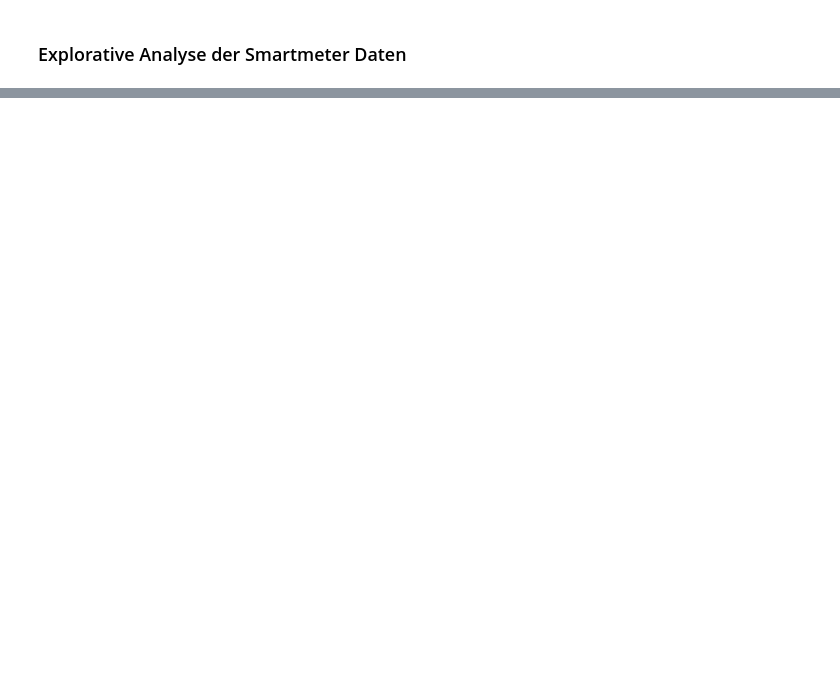
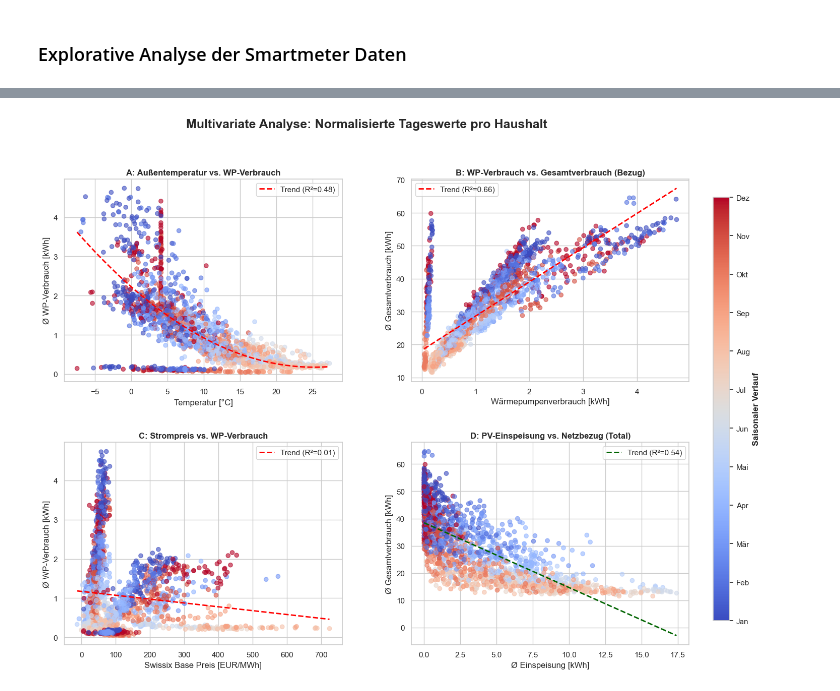
Before and after one commit to MadMax199/SmartHeat-Optimizer, a Jupyter notebook: 04_notebooks/explorative_analyse _bivariat.ipynb, the cells around one changed output, grey strips where cells are left out. Cells and saved outputs as stored; diff of their text form; code cells hidden in the pictures; blank space fills up the shorter version.

Commit message:
Grafische Analyse done

```diff
--- a/04_notebooks/explorative_analyse _bivariat.ipynb
+++ b/04_notebooks/explorative_analyse _bivariat.ipynb
@@ -16,0 +33,14 @@ df_cleaned = processed_data_load(path_to_file)
+# %%
+daily_normalized = (
+    df_cleaned.group_by(pl.col("date")).agg([
+        # Wir teilen die Summe durch die Anzahl der Haushalte, die an diesem Tag DA waren
+        (pl.col("kwh_received_heatpump").sum() / pl.col("household_id").n_unique()).alias("avg_hp_per_h"),
+        (pl.col("kwh_received_total").sum() / pl.col("household_id").n_unique()).alias("avg_total_per_h"),
+        (pl.col("kwh_returned_total").sum() / pl.col("household_id").n_unique()).alias("avg_total_returned_per_h"),
+        pl.col("temperature_avg_daily").mean().alias("avg_temp"),
+        pl.col("swissix_base").mean().alias("avg_swissix_base")
+    ])
+    .drop_nulls()
+    .sort("date")
+)
+daily_normalized
@@ -16,0 +62,76 @@ df_cleaned = processed_data_load(path_to_file)
+# %%
+import matplotlib.pyplot as plt
+import numpy as np
+import polars as pl
+
+# Vorbereitung
+df_plot = daily_normalized.with_columns(
+    pl.col("date").dt.month().alias("month")
+).drop_nulls()
+
+fig, axes = plt.subplots(2, 2, figsize=(16, 12))
+fig.suptitle("Multivariate Analyse: Normalisierte Tageswerte pro Haushalt", fontsize=18, fontweight='bold')
+
+# Farbschema für alle Plots einheitlich
+cmap = 'coolwarm'
+
+def add_trendline(ax, x, y, degree=1, color="red"):
+    # Berechnet Trendlinie und R^2
+    z = np.polyfit(x, y, degree)
+    p = np.poly1d(z)
+    r_sq = np.corrcoef(x, y)[0, 1]**2
+    x_range = np.linspace(x.min(), x.max(), 100)
+    ax.plot(x_range, p(x_range), color=color, linestyle="--", linewidth=2,
+            label=f"Trend (R²={r_sq:.2f})")
+    return p
+
+# --- PLOT 1: Die Heizkurve ---
+ax = axes[0, 0]
+ax.scatter(df_plot["avg_temp"], df_plot["avg_hp_per_h"], c=df_plot["month"], cmap=cmap, alpha=0.6)
+add_trendline(ax, df_plot["avg_temp"], df_plot["avg_hp_per_h"], degree=2) # Quadratisch für Physik
+ax.set_title("A: Außentemperatur vs. WP-Verbrauch", fontweight='bold')
+ax.set_xlabel("Temperatur [°C]")
+ax.set_ylabel("Ø WP-Verbrauch [kWh]")
+ax.legend()
+
+# --- PLOT 2: Kopplung WP & Haus ---
+ax = axes[0, 1]
+ax.scatter(df_plot["avg_hp_per_h"], df_plot["avg_total_per_h"], c=df_plot["month"], cmap=cmap, alpha=0.6)
+add_trendline(ax, df_plot["avg_hp_per_h"], df_plot["avg_total_per_h"])
+ax.set_title("B: WP-Verbrauch vs. Gesamtverbrauch (Bezug)", fontweight='bold')
+ax.set_xlabel("Wärmepumpenverbrauch [kWh]")
+ax.set_ylabel("Ø Gesamtverbrauch [kWh]")
+ax.legend()
+
+# --- PLOT 3: Marktdynamik ---
+ax = axes[1, 0]
+ax.scatter(df_plot["avg_swissix_base"], df_plot["avg_hp_per_h"], c=df_plot["month"], cmap=cmap, alpha=0.6)
+add_trendline(ax, df_plot["avg_swissix_base"], df_plot["avg_hp_per_h"])
+ax.set_title("C: Strompreis vs. WP-Verbrauch", fontweight='bold')
+ax.set_xlabel("Swissix Base Preis [EUR/MWh]")
+ax.set_ylabel("Ø WP-Verbrauch [kWh]")
+ax.legend()
+
+# --- PLOT 4: PV-Effekt ---
+ax = axes[1, 1]
+ax.scatter(df_plot["avg_total_returned_per_h"], df_plot["avg_total_per_h"], c=df_plot["month"], cmap=cmap, alpha=0.6)
+add_trendline(ax, df_plot["avg_total_returned_per_h"], df_plot["avg_total_per_h"], color="darkgreen")
+ax.set_title("D: PV-Einspeisung vs. Netzbezug (Total)", fontweight='bold')
+ax.set_xlabel("Ø Einspeisung [kWh]")
+ax.set_ylabel("Ø Gesamtverbrauch [kWh]")
+ax.legend()
+
+# --- COLORBAR SETUP ---
+sm = plt.cm.ScalarMappable(cmap=cmap, norm=plt.Normalize(vmin=1, vmax=12))
+sm.set_array([])
+cbar_ax = fig.add_axes([0.93, 0.15, 0.02, 0.7])
+cbar = fig.colorbar(sm, cax=cbar_ax)
+month_names = ['Jan', 'Feb', 'Mär', 'Apr', 'Mai', 'Jun', 'Jul', 'Aug', 'Sep', 'Okt', 'Nov', 'Dez']
+cbar.set_ticks(np.linspace(1, 12, 12))
+cbar.set_ticklabels(month_names)
+cbar.set_label('Saisonaler Verlauf', fontsize=12, fontweight='bold')
+
+plt.subplots_adjust(right=0.9, hspace=0.3, wspace=0.25)
+plt.show()
+# %% [output]
+[figure, added]
```
Also changed, not shown: parts of 9 cells of this notebook.
